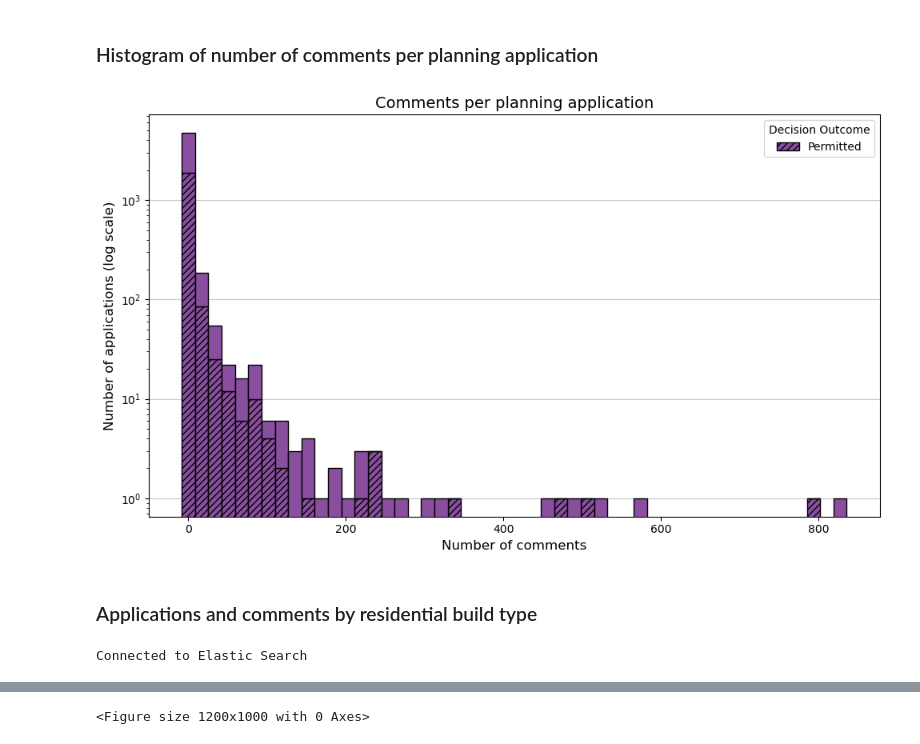
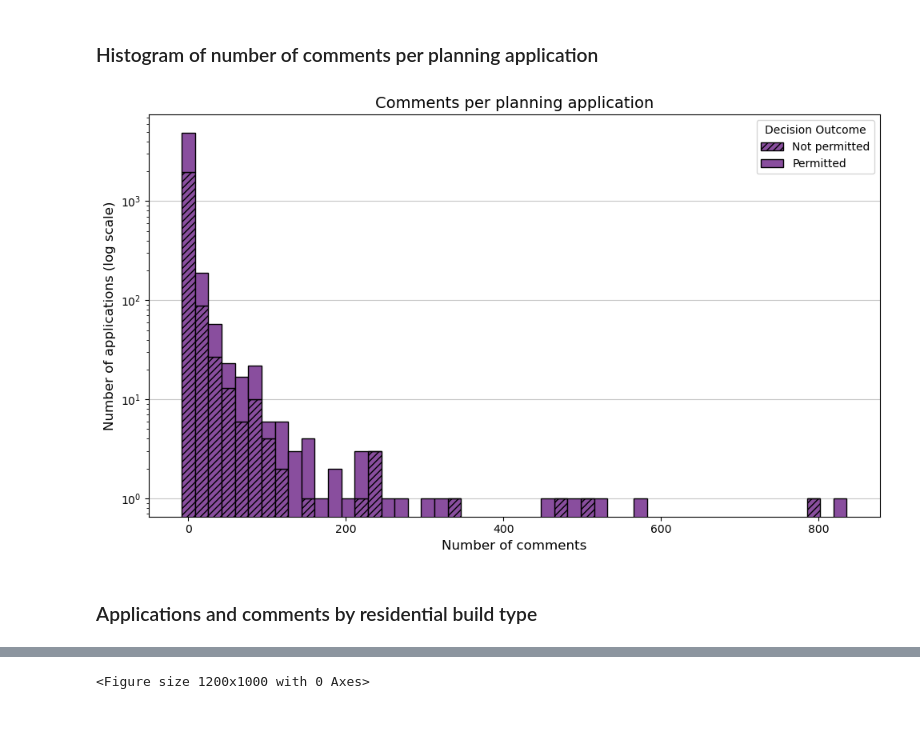
Before and after one commit to Bea-Taylor/nimby_nlp, a Jupyter notebook: notebooks/1_0_1_summary_analysis.ipynb, the cells around one changed output, grey strips where cells are left out. Saved outputs shown, nothing was run; the diff lists cells and outputs as text; code cells hidden in the pictures.

```diff
--- a/notebooks/1_0_1_summary_analysis.ipynb
+++ b/notebooks/1_0_1_summary_analysis.ipynb
@@ -410,46 +452,38 @@ casa_purple = "#894e9e"
 # %%
-plt.figure(figsize=(10,6))
+plt.figure(figsize=(10, 6))
 
-# Split data into two categories
-permitted = application_df.loc[application_df['outcome'] == 'Permitted', 'comment_count']
-not_permitted = application_df.loc[application_df['outcome'] != 'Permitted', 'comment_count']
-
-# Common parameters
-bins = 50
-
-# Plot both datasets *in one call* for stacking
 counts, bins, patches = plt.hist(
-    [not_permitted, permitted],
-    bins=bins,
+    [
+        application_df.loc[application_df['outcome'] != 'Permitted', 'comment_count'],
+        application_df.loc[application_df['outcome'] == 'Permitted', 'comment_count']
+    ],
+    bins=50,
     stacked=True,
-    color=[casa_purple, casa_purple],
-    edgecolor='black',
-    alpha=1,
-    align='left',
-    label=['Permitted'],
-    zorder=3
+    color=["#894e9e", "#894e9e"],
+    edgecolor="black",
+    align="left",
+    zorder=3,
+    label=["Not permitted", "Permitted"]
 )
 
-# Apply hatching only to the 'Permitted' bars (second group)
-for patch in patches[0]:  # second dataset (index 1)
-    patch.set_hatch('////')
+# Hatch the permitted bars (second dataset)
+for p in patches[0]:
+    p.set_hatch("////")
 
-# Log scale and labels
-plt.yscale('log')
-plt.title('Comments per planning application', fontsize=14)
-plt.xlabel('Number of comments', fontsize=12)
-plt.ylabel('Number of applications (log scale)', fontsize=12)
-plt.grid(axis='y', alpha=0.7, zorder=0)
-plt.legend(title='Decision Outcome')
+plt.yscale("log")
+plt.title("Comments per planning application", fontsize=14)
+plt.xlabel("Number of comments", fontsize=12)
+plt.ylabel("Number of applications (log scale)", fontsize=12)
+plt.grid(axis="y", alpha=0.7, zorder=0)
+plt.legend(title="Decision Outcome")
 plt.tight_layout()
-plt.savefig("../results/figures/hist_comments_per_application_permitted.png", dpi=500)
+
+plt.savefig(
+    "../results/figures/hist_comments_per_application_permitted.png",
+    dpi=500
+)
 plt.show()
 # %% [output]
-[figure, old version]
+[figure, new version]
 # %% [markdown]
 ### Applications and comments by residential build type
-# %%
-esf = ElasticSearchFncs()
-esf.check_connection()
-# %% [output]
-Connected to Elastic Search
```
Also changed, not shown: parts of 42 cells of this notebook, 2 other files.
